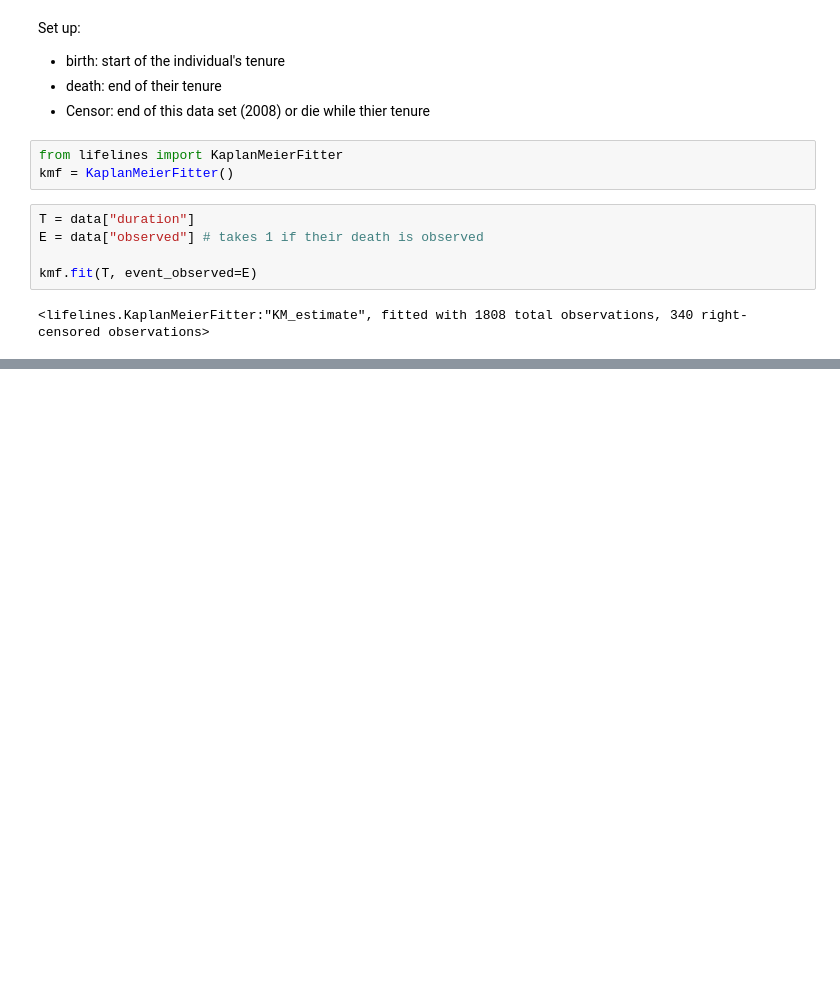
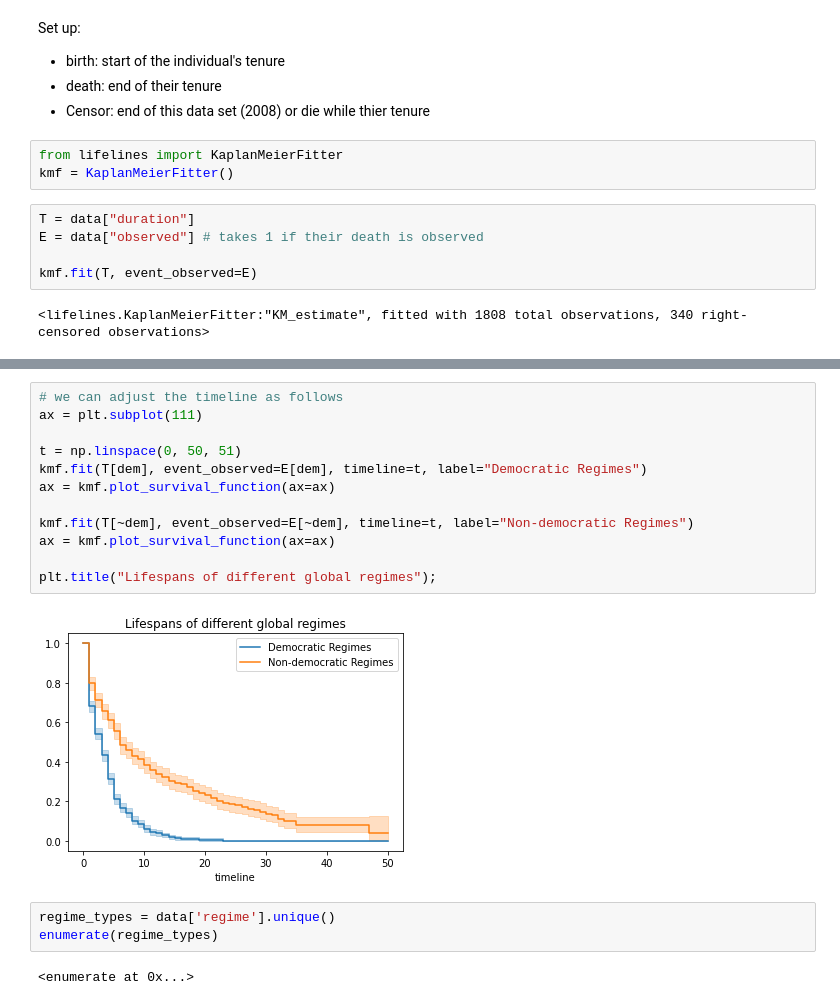
Before and after one commit to TomoyaOzawa-DA/Econometrics_models, a Jupyter notebook: Survival.ipynb, the cells around one changed output, grey strips where cells are left out. Saved outputs shown, nothing was run; the diff lists cells and outputs as text; blank space fills up the shorter version.

```diff
--- a/Survival.ipynb
+++ b/Survival.ipynb
@@ -41,0 +69,19 @@ Text(0.5, 1.0, 'Survival function of political regimes')
+# %%
+# we can adjust the timeline as follows
+ax = plt.subplot(111)
+
+t = np.linspace(0, 50, 51)
+kmf.fit(T[dem], event_observed=E[dem], timeline=t, label="Democratic Regimes")
+ax = kmf.plot_survival_function(ax=ax)
+
+kmf.fit(T[~dem], event_observed=E[~dem], timeline=t, label="Non-democratic Regimes")
+ax = kmf.plot_survival_function(ax=ax)
+
+plt.title("Lifespans of different global regimes");
+# %% [output]
+[figure, added]
+# %%
+regime_types = data['regime'].unique()
+enumerate(regime_types)
+# %% [output]
+<enumerate at 0x...>
```
Also changed, not shown: parts of 6 cells of this notebook.
